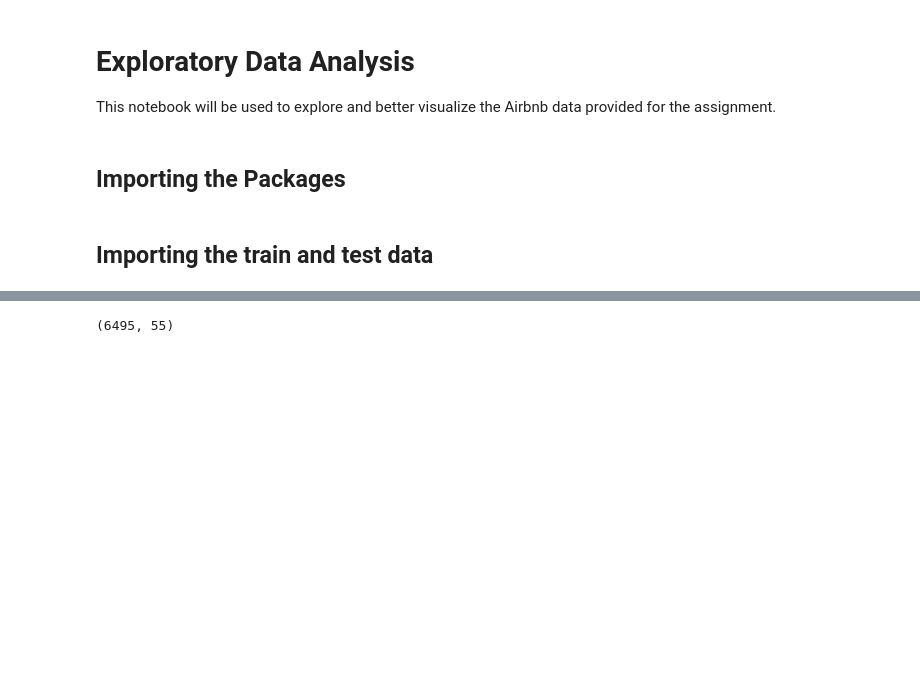
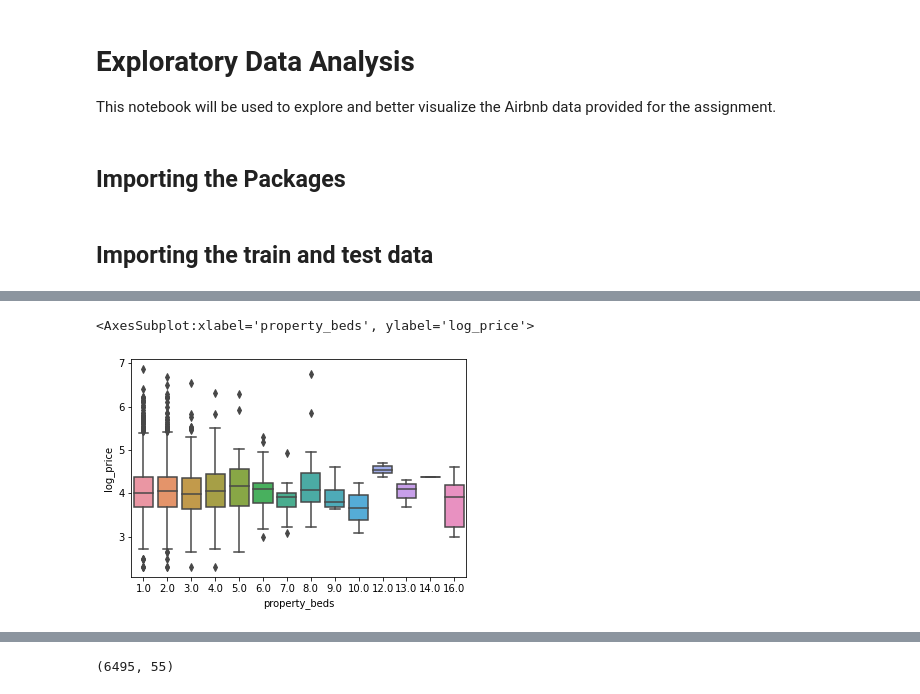
Before and after one commit to guidbem/Airbnb-Price-Prediction, a Jupyter notebook: eda.ipynb, the cells around one changed output, grey strips where cells are left out. Saved outputs shown, nothing was run; the diff lists cells and outputs as text; code cells hidden in the pictures; blank space fills up the shorter version.

```diff
--- a/eda.ipynb
+++ b/eda.ipynb
@@ -15,0 +26,5 @@ df_test = pd.read_csv('test.csv')
+# %%
+sns.boxplot(data=df_train, x='property_beds', y='log_price')
+# %% [output]
+<AxesSubplot:xlabel='property_beds', ylabel='log_price'>
+[figure, added]
```
Also changed, not shown: parts of 73 cells of this notebook, 7 other files.
